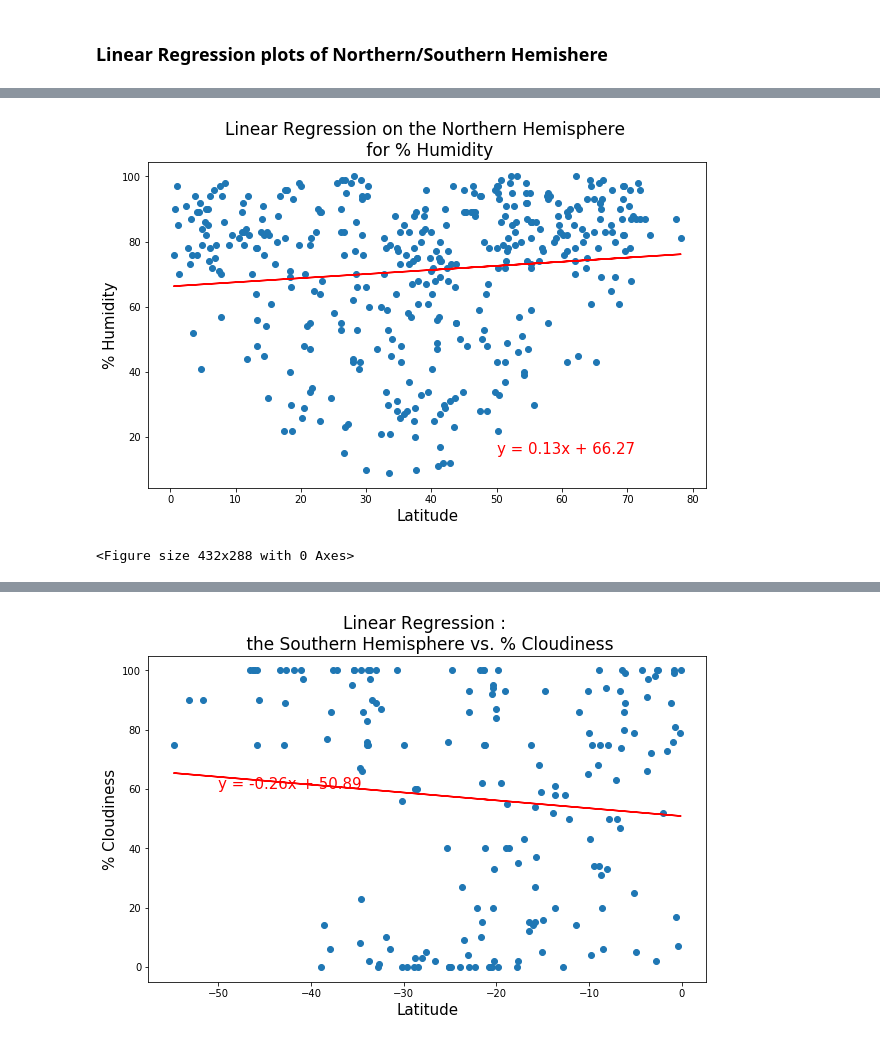
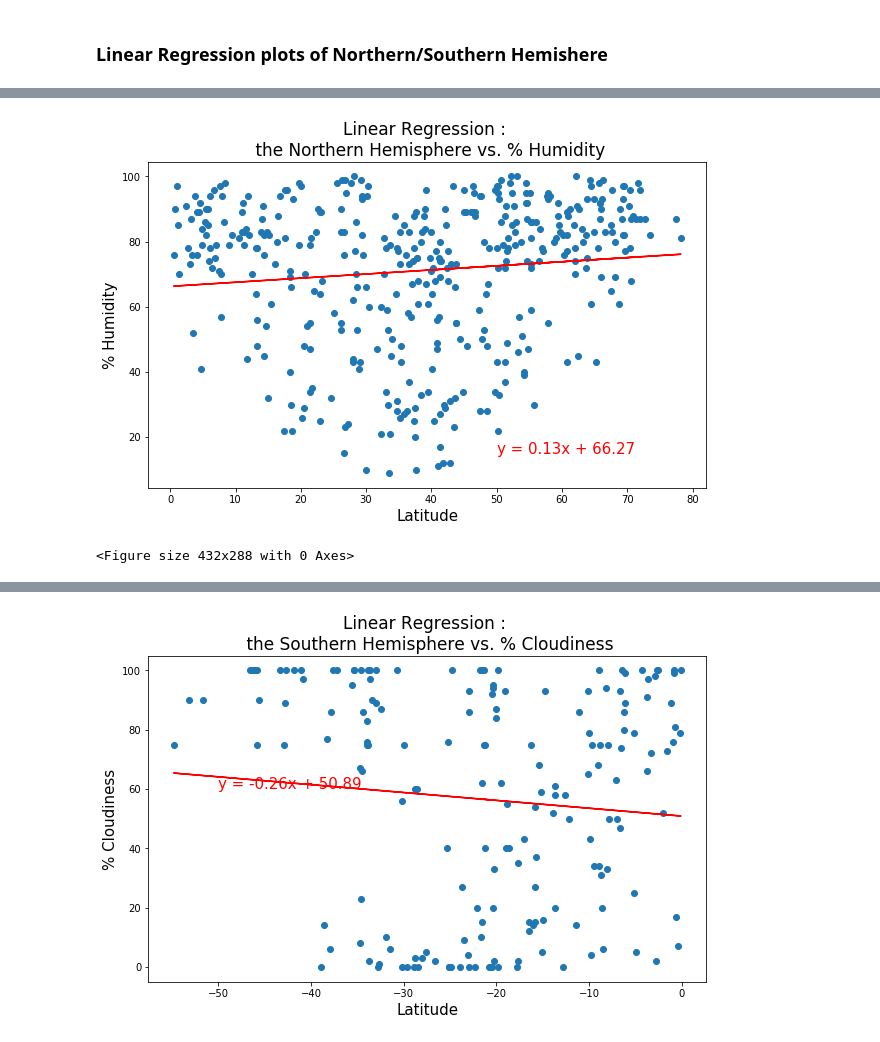
Before and after one commit to Juuune/World_Weather_Analysis, a Jupyter notebook: WeatherAnalysis/WorldWeather_Regression.ipynb, the cells around one changed output, grey strips where cells are left out. Cells and saved outputs as stored; diff of their text form; code cells hidden in the pictures.

```diff
--- a/WeatherAnalysis/WorldWeather_Regression.ipynb
+++ b/WeatherAnalysis/WorldWeather_Regression.ipynb
@@ -182,15 +182,15 @@ plt.savefig("../image/RegressionTempSouth.png")
 # %%
 # Linear regression on the Northern Hemisphere
 x_values = northern_hemi_df["Lat"]
 y_values = northern_hemi_df["Humidity"]
 # Call the function.
 plot_linear_regression(x_values, y_values,
-                       'Linear Regression on the Northern Hemisphere \n for % Humidity',
+                       'Linear Regression : \n the Northern Hemisphere vs. % Humidity',
                        '% Humidity',(50,15))
 # Save the fugure
 plt.savefig("../image/RegressionHumNorth.png")
 # %% [output]
-[figure, old version]
+[figure, new version]
 <Figure size 432x288 with 0 Axes>
 # %%
 # Linear regression on the Southern Hemisphere
```
Also changed, not shown: parts of 7 cells of this notebook, 19 other files.
